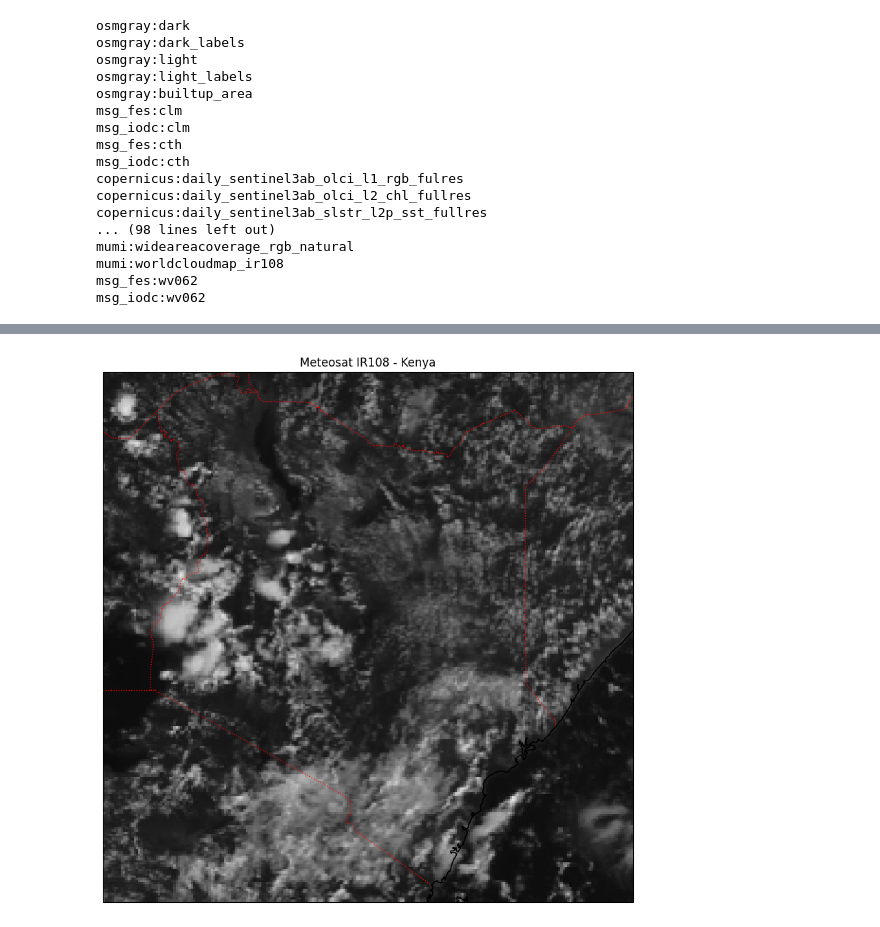
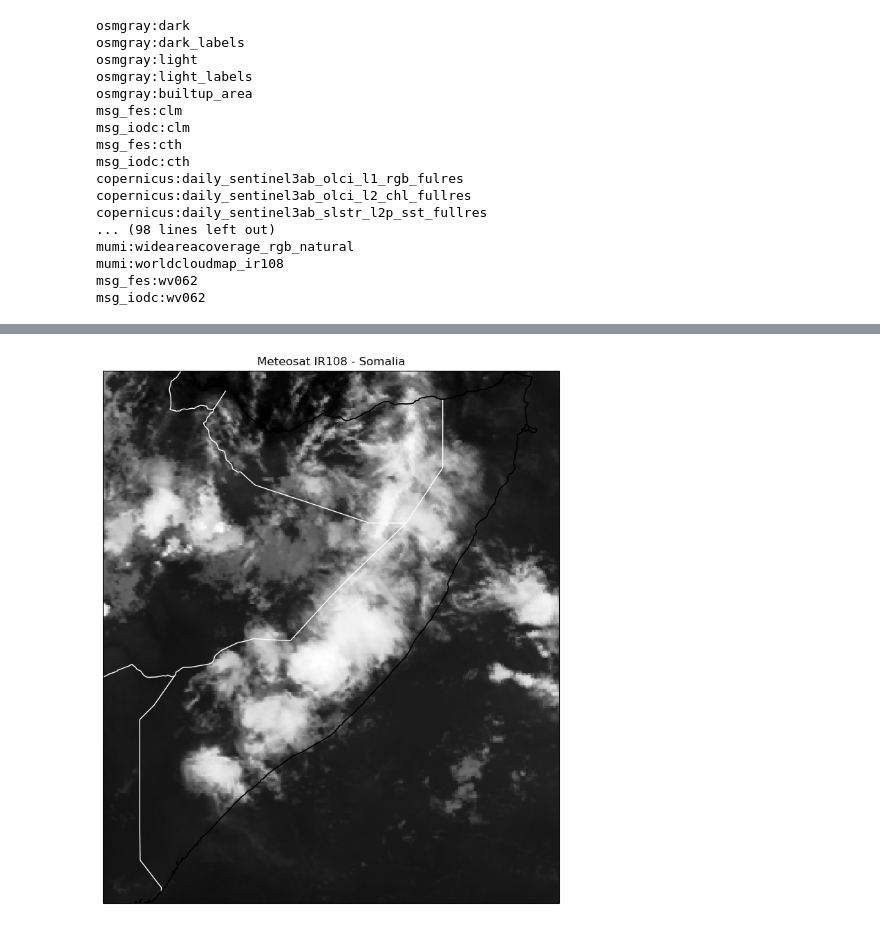
Before and after one commit to Erickpython/wrf_python, a Jupyter notebook: meteosat.ipynb, the cells around one changed output, grey strips where cells are left out. Cells and saved outputs as stored; diff of their text form; code cells hidden in the pictures.

```diff
--- a/meteosat.ipynb
+++ b/meteosat.ipynb
@@ -78,17 +80,17 @@ plt.show()
-# %%
-image2 = get_meteosat_ir2()
-
-fig = plt.figure(figsize=(10, 10))
-ax = plt.axes(projection=ccrs.PlateCarree())
-
-ax.imshow(image2, origin="upper", extent=(33, 43, -5, 5), transform=ccrs.PlateCarree())
-
-ax.add_feature(cfeature.COASTLINE)
-ax.add_feature(cfeature.BORDERS, linestyle=":", color="red")
-
-
-ax.set_title("Meteosat IR108 - Kenya")
-ax.coastlines()
-plt.show()
-# %% [output]
-[figure, removed]
+# %%
+image = get_meteosat_ir_SOMALIA()
+
+fig = plt.figure(figsize=(10, 10))
+ax = plt.axes(projection=ccrs.PlateCarree())
+
+ax.imshow(image, origin="upper", extent=(40, 52, -2, 12), transform=ccrs.PlateCarree())
+
+ax.add_feature(cfeature.COASTLINE)
+ax.add_feature(cfeature.BORDERS, color="white")
+
+
+ax.set_title("Meteosat IR108 - Somalia")
+ax.coastlines()
+plt.show()
+# %% [output]
+[figure, added]
```
Also changed, not shown: parts of 2 cells of this notebook, 3 other files.
